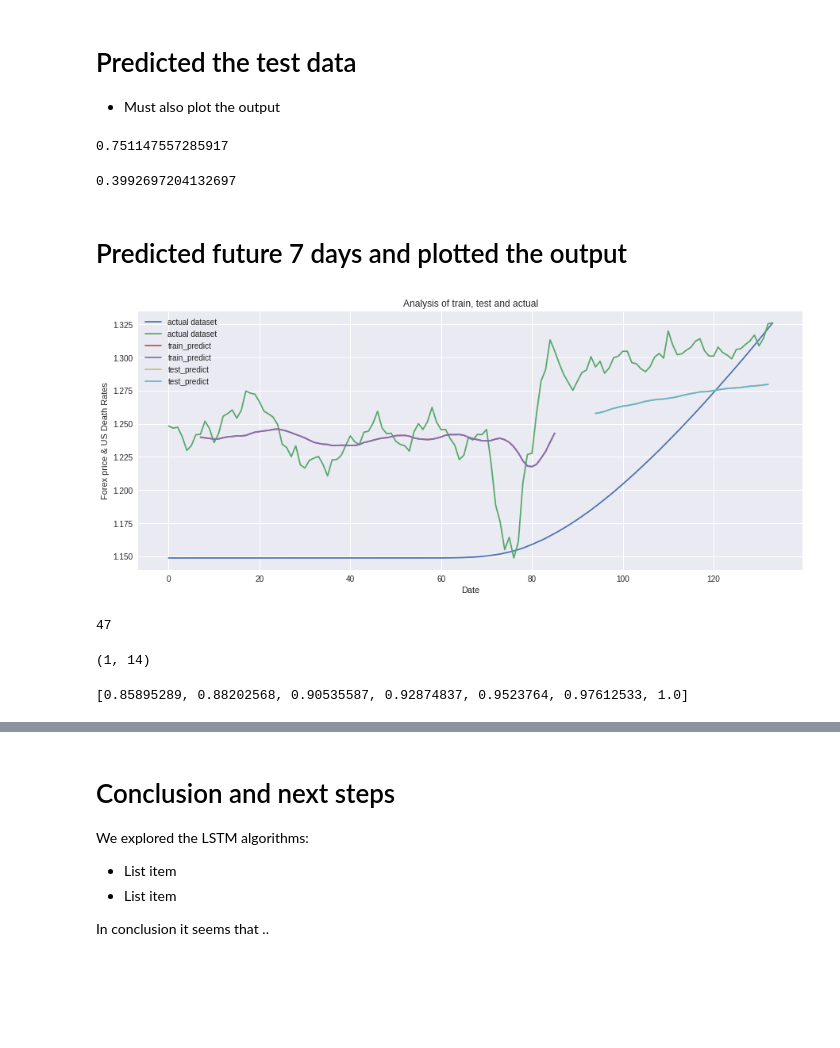
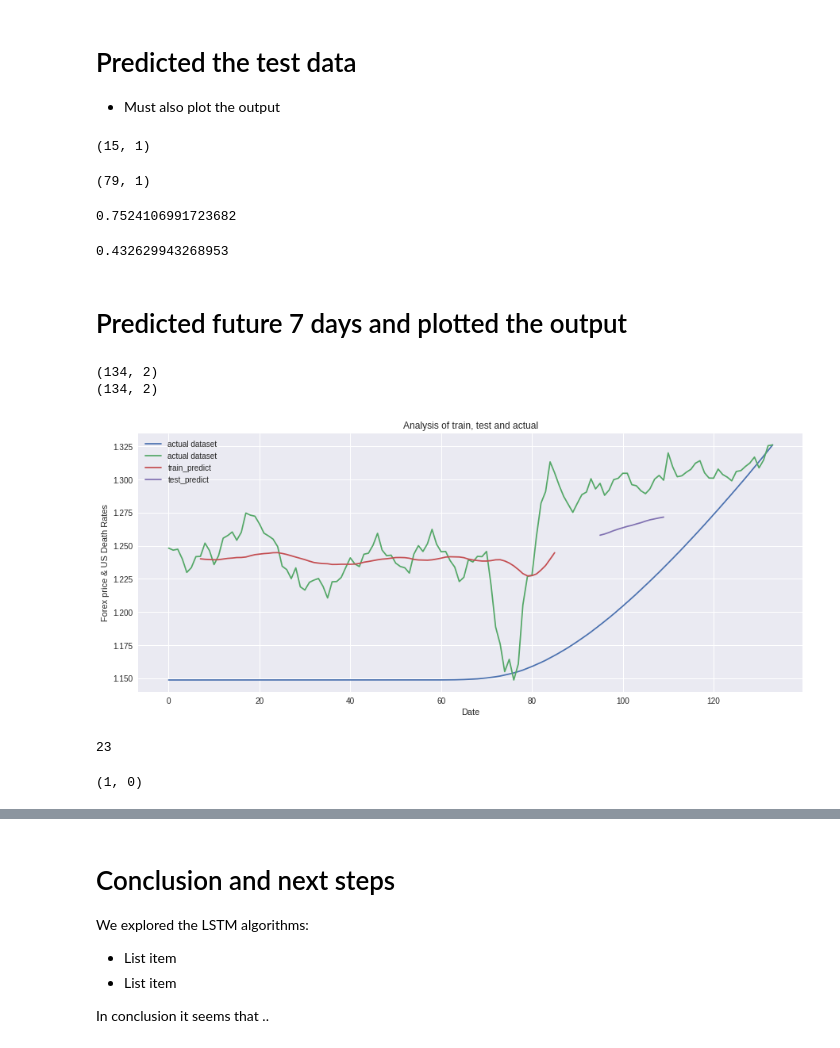
Before and after one commit to vivienneobrien/final_project, a Jupyter notebook: week_8/part_two_lstm/lstm_model.ipynb, the cells around one changed output, grey strips where cells are left out. Drawn from its saved outputs; the diff is of its cells as text; code cells hidden in the pictures; blank space fills up the shorter version.

Commit message:
cross validation fixed and now trying to fix 4 day prediction cell

```diff
--- a/week_8/part_two_lstm/lstm_model.ipynb
+++ b/week_8/part_two_lstm/lstm_model.ipynb
@@ -398,7 +378,9 @@ print(new_dataset)
 # input: new_dataset instead of normalisation_us_deaths
 training_size = int(len(new_dataset)*0.65)
 # iterate through both and get 0th element of both and add to a list
-test_size = len(new_dataset)-training_size
-test_size = test_size/2
-train_data, test_data, validation = new_dataset[0:training_size,:], new_dataset[training_size:len(new_dataset)], new_dataset[training_size:len(new_dataset)]
-# print(new_dataset)
+test_size = (len(new_dataset)-training_size)//2
+# rounds down //
+train_data, test_data, valset_data = new_dataset[0:training_size], new_dataset[training_size:(training_size + test_size)],new_dataset[(training_size + test_size):]
+print(train_data.shape)
+print(test_data.shape)
+print(valset_data.shape)
@@ -446,8 +434,8 @@ def create_dataset(dataset, time_step=1):
 # %%
-# time_step is the number of days at the end
-# features: it takes in both the train and test and the number of days from the end
-# look_back -> every week
-time_step = 7
-X_train, Y_train = create_dataset(train_data, time_step)
-X_test, Y_test = create_dataset(test_data, time_step)
+# what does this mean? time_step is the number of days at the end
+# taking in 7 days of features at a time
+weekly_timestep = 7
+X_train, Y_train = create_dataset(train_data, weekly_timestep)
+X_test, Y_test = create_dataset(test_data, weekly_timestep)
+X_val, Y_val = create_dataset(valset_data, weekly_timestep)
 # %%
@@ -527,7 +513,7 @@ model.fit(X_train, Y_train,
           # last. no of values that may be used to valida
           # time series validation series
           # assign some validation data aside from test data you cant
-          (X_test,Y_test)
+          (X_val, Y_val)
           , epochs=100,batch_size=64,verbose=1)
 # %% [output]
 Epoch 1/100
@@ -556,10 +542,17 @@ Epoch 100/100
 # Prediction and check performance metric
 train_predict = model.predict(X_train)
 test_predict = model.predict(X_test)
+train_predict.shape
+test_predict.shape
+# %% [output]
+(15, 1)
 # %%
 # Transform back to original form
 train_predict=scaler.inverse_transform(train_predict)
 test_predict=scaler.inverse_transform(test_predict)
+train_predict.shape
+# %% [output]
+(79, 1)
 # %%
 # Calculate the RMSE performance metrics
 # Output for the train dataset
@@ -567,52 +560,65 @@ import math
 from sklearn.metrics import mean_squared_error
 math.sqrt(mean_squared_error(Y_train, train_predict))
 # %% [output]
-0.751147557285917
+0.7524106991723682
 # %%
 # Similarly for the test Data RMSE
 math.sqrt(mean_squared_error(Y_test, test_predict))
 # %% [output]
-0.3992697204132697
+0.432629943268953
 # %% [markdown]
 # Predicted future 7 days and plotted the output
 # %%
 # Plotting
 # Shift train predictions for plotting
-# every week
+# input is 7 days at a time
+# and ..
 look_back = 7
 
 trainPredictPlot = np.empty_like(new_dataset)
 trainPredictPlot[:,:]= np.nan
 trainPredictPlot[look_back:len(train_predict)+look_back, :] = train_predict
+print(trainPredictPlot.shape)
 # Shift test predictions for plotting
 testPredictPlot = np.empty_like(new_dataset)
 testPredictPlot[:,:]= np.nan
-testPredictPlot[len(train_predict)+(look_back*2)+1: len(new_dataset)-1, :] = test_predict
+testPredictPlot[len(train_predict)+(look_back*2)+2: (training_size + test_size)] = test_predict
+# new_dataset[training_size:(training_size + test_size)]
+print(testPredictPlot.shape)
 
 # Plot baseline and predictions
 plt.title('Analysis of train, test and actual')
 plt.plot(scaler.inverse_transform(new_dataset), label="actual dataset")
+
+
+trainPredictPlot = [item[1] for item in trainPredictPlot]
 plt.plot(trainPredictPlot, label="train_predict")
+testPredictPlot = [item[1] for item in testPredictPlot]
+plt.plot(testPredictPlot, label="test_predict")
+
+
 # as you can see th test data and train is divided because we want to test after a specific day
-plt.plot(testPredictPlot, label="test_predict")
+# plt.plot(testPredictPlot, label="test_predict")
 plt.ylabel('Forex price & US Death Rates')
 plt.xlabel('Date')
 plt.legend()
 plt.show()
 # Printing 2 actual_dataset, train_predict, test_predict because 2 input layers
 # %% [output]
+(134, 2)
+(134, 2)
-[figure, old version]
+[figure, new version]
 # %%
 # Predict the future 30 days
 # imagine in test data the last output was 23/may and you want to predict the 24/may
 len(test_data)
 # %% [output]
-47
+23
 # %%
 X_input=test_data[40:].reshape(1,-1)
 X_input.shape
 # %% [output]
-(1, 14)
+(1, 0)
 # %%
 # temp_input=list_arr(X_input)
 # temp_input=temp_input[0].tolist()
@@ -623,10 +629,10 @@ X_input.shape
 #  1.        ]
 # error: 'numpy.ndarray' object is not callable
 # for not:
-temp_input = [0.85895289,0.88202568,0.90535587,0.92874837,0.9523764,0.97612533,1.]
-print(temp_input)
+# temp_input = [0.85895289,0.88202568,0.90535587,0.92874837,0.9523764,0.97612533,1.]
+# print(temp_input)
+
+temp_input = train_data[-7:]
-# %% [output]
-[0.85895289, 0.88202568, 0.90535587, 0.92874837, 0.9523764, 0.97612533, 1.0]
 # %%
 temp_input
 # %% [output]
```
Also changed, not shown: parts of 18 cells of this notebook, 2 other files.
